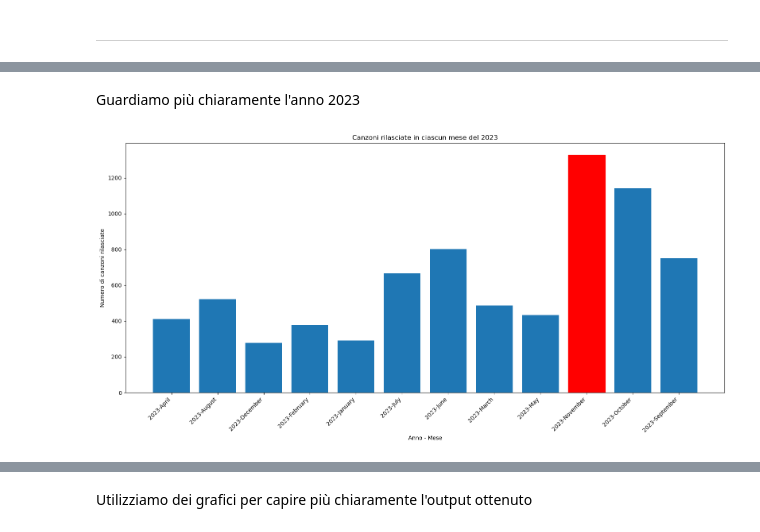
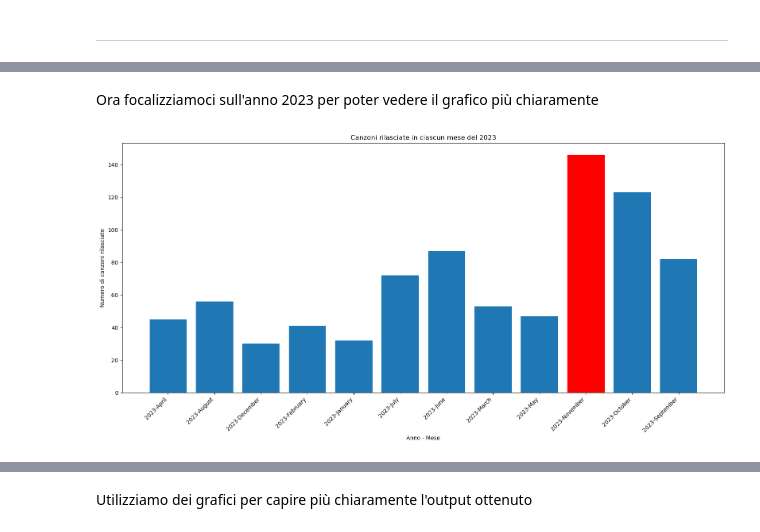
Before and after one commit to michelaminichini/Laboratorio-Big-Data-Progetto-2023, a Jupyter notebook: artists-top_songs.ipynb, the cells around one changed output, grey strips where cells are left out. Saved outputs shown, nothing was run; the diff lists cells and outputs as text; code cells hidden in the pictures.

```diff
--- a/artists-top_songs.ipynb
+++ b/artists-top_songs.ipynb
@@ -192,2 +218,2 @@ Analizziamo se, in base alla colonna 'Release Date', è presente un determinato
 # %%
-top_songs['Release Month'] = top_songs['Release Date'].dt.month_name() #estraiamo il mese dalla data di rilascio delle canzoni
+top_songs_unique['Release Year'] = top_songs_unique['Release Date'].dt.year #estraiamo l'anno dalla data di rilascio delle canzoni
@@ -194,2 +225,0 @@ top_songs['Release Month'] = top_songs['Release Date'].dt.month_name() #estraiam
-# %%
-top_songs['Release Year'] = top_songs['Release Date'].dt.year #estraiamo l'anno dalla data di rilascio delle canzoni
@@ -259,0 +272,2 @@ Vediamo ora nel dettaglio il mese del 2023 con il numero di canzoni rilasciate p
+# %%
+top_songs_unique['Release Month'] = top_songs_unique['Release Date'].dt.month_name() #estraiamo il mese dalla data di rilascio delle canzoni
@@ -259,0 +280,3 @@ Vediamo ora nel dettaglio il mese del 2023 con il numero di canzoni rilasciate p
+# %%
+yearly_release_counts = top_songs_unique.groupby(['Release Year', 'Release Month']).size().reset_index(name='count')
+yearly_release_counts
@@ -290,27 +327,27 @@ plt.show()
-# %% [markdown]
-Guardiamo più chiaramente l'anno 2023
+# %% [markdown]
+Ora focalizziamoci sull'anno 2023 per poter vedere il grafico più chiaramente
 # %%
-top_songs_2023 = top_songs[top_songs['Release Year'] == 2023]
+top_songs_2023 = top_songs_unique[top_songs['Release Year'] == 2023]
 
 yearly_release_counts_2023 = top_songs_2023.groupby(['Release Year', 'Release Month']).size().reset_index(name='count')
 
 max_year_month_2023 = yearly_release_counts_2023.loc[yearly_release_counts_2023['count'].idxmax()]
 
 highlight_index_2023 = yearly_release_counts_2023[(yearly_release_counts_2023['Release Month'] == max_year_month_2023['Release Month'])].index
 
 plt.figure(figsize=(16,8))
 bars_2023 = plt.bar(yearly_release_counts_2023['Release Year'].astype(str) + '-' + yearly_release_counts_2023['Release Month'], yearly_release_counts_2023['count'])
 
 for index in highlight_index_2023:
     bars_2023[index].set_color('red')
 
 plt.title('Canzoni rilasciate in ciascun mese del 2023')
 plt.xlabel('Anno - Mese')
 plt.ylabel('Numero di canzoni rilasciate')
 
 plt.xticks(rotation=45, ha='right')
 plt.tight_layout()
 
 plt.show()
 # %% [output]
-[figure, old version]
+[figure, new version]
```
Also changed, not shown: parts of 35 cells of this notebook, 2 other files.
